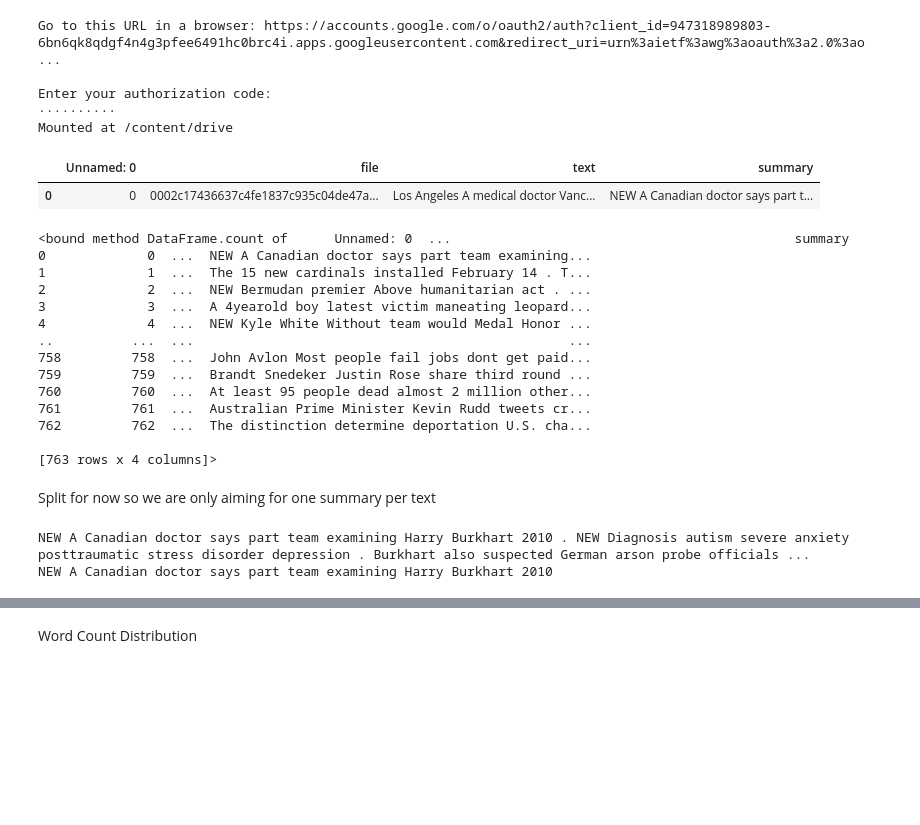
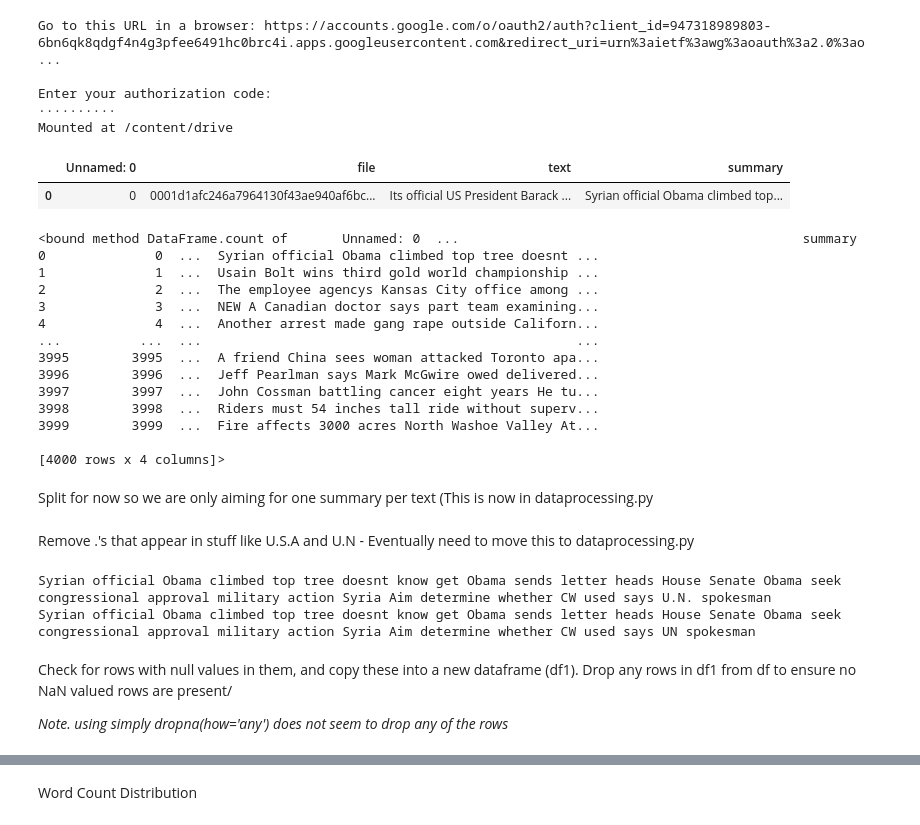
Before and after one commit to bmistry12/text-summarisation, a Jupyter notebook: model.ipynb, the cells around one changed output, grey strips where cells are left out. Drawn from its saved outputs; the diff is of its cells as text; code cells hidden in the pictures; blank space fills up the shorter version.

```diff
--- a/model.ipynb
+++ b/model.ipynb
@@ -53,27 +55,27 @@ Enter your authorization code:
 ··········
 Mounted at /content/drive
 # %%
-df = pd.read_csv('./drive/My Drive/data0.csv')
+df = pd.read_csv('./drive/My Drive/originals-l.csv')
 df.head(1)
 # %% [output]
 |  | Unnamed: 0 | file | text | summary |
-| 0 | 0 | 0002c17436637c4fe1837c935c04de47a... | Los Angeles A medical doctor Vanc... | NEW A Canadian doctor says part t... |
+| 0 | 0 | 0001d1afc246a7964130f43ae940af6bc... | Its official US President Barack ... | Syrian official Obama climbed top... |
 # %%
 df.count
 # %% [output]
-<bound method DataFrame.count of      Unnamed: 0  ...                                            summary
-0             0  ...  NEW A Canadian doctor says part team examining...
-1             1  ...  The 15 new cardinals installed February 14 . T...
-2             2  ...  NEW Bermudan premier Above humanitarian act . ...
-3             3  ...  A 4yearold boy latest victim maneating leopard...
-4             4  ...  NEW Kyle White Without team would Medal Honor ...
-..          ...  ...                                                ...
-758         758  ...  John Avlon Most people fail jobs dont get paid...
-759         759  ...  Brandt Snedeker Justin Rose share third round ...
-760         760  ...  At least 95 people dead almost 2 million other...
-761         761  ...  Australian Prime Minister Kevin Rudd tweets cr...
-762         762  ...  The distinction determine deportation U.S. cha...
+<bound method DataFrame.count of       Unnamed: 0  ...                                            summary
+0              0  ...  Syrian official Obama climbed top tree doesnt ...
+1              1  ...  Usain Bolt wins third gold world championship ...
+2              2  ...  The employee agencys Kansas City office among ...
+3              3  ...  NEW A Canadian doctor says part team examining...
+4              4  ...  Another arrest made gang rape outside Californ...
+...          ...  ...                                                ...
+3995        3995  ...  A friend China sees woman attacked Toronto apa...
+3996        3996  ...  Jeff Pearlman says Mark McGwire owed delivered...
+3997        3997  ...  John Cossman battling cancer eight years He tu...
+3998        3998  ...  Riders must 54 inches tall ride without superv...
+3999        3999  ...  Fire affects 3000 acres North Washoe Valley At...
 
-[763 rows x 4 columns]>
+[4000 rows x 4 columns]>
 # %% [markdown]
-Split for now so we are only aiming for one summary per text
+Split for now so we are only aiming for one summary per text (This is now in dataprocessing.py
@@ -80,7 +86,13 @@ Split for now so we are only aiming for one summary per text
+# %% [markdown]
+Remove .'s that appear in stuff like U.S.A and U.N - Eventually need to move this to dataprocessing.py
 # %%
 print(df['summary'][0])
-df['summary'] = df['summary'].apply(lambda x: re.sub(r'\..*$',' ',str(x)))
+df['summary'] = df['summary'].apply(lambda x: re.sub(r'\.','',str(x)))
 print(df['summary'][0])
 # %% [output]
-NEW A Canadian doctor says part team examining Harry Burkhart 2010 . NEW Diagnosis autism severe anxiety posttraumatic stress disorder depression . Burkhart also suspected German arson probe officials ...
-NEW A Canadian doctor says part team examining Harry Burkhart 2010
+Syrian official Obama climbed top tree doesnt know get Obama sends letter heads House Senate Obama seek congressional approval military action Syria Aim determine whether CW used says U.N. spokesman
+Syrian official Obama climbed top tree doesnt know get Obama sends letter heads House Senate Obama seek congressional approval military action Syria Aim determine whether CW used says UN spokesman
+# %% [markdown]
+Check for rows with null values in them, and copy these into a new dataframe (df1). Drop any rows in df1 from df to ensure no NaN valued rows are present/
+
+*Note. using simply dropna(how='any') does not seem to drop any of the rows*
```
Also changed, not shown: parts of 11 cells of this notebook, 2 other files.
